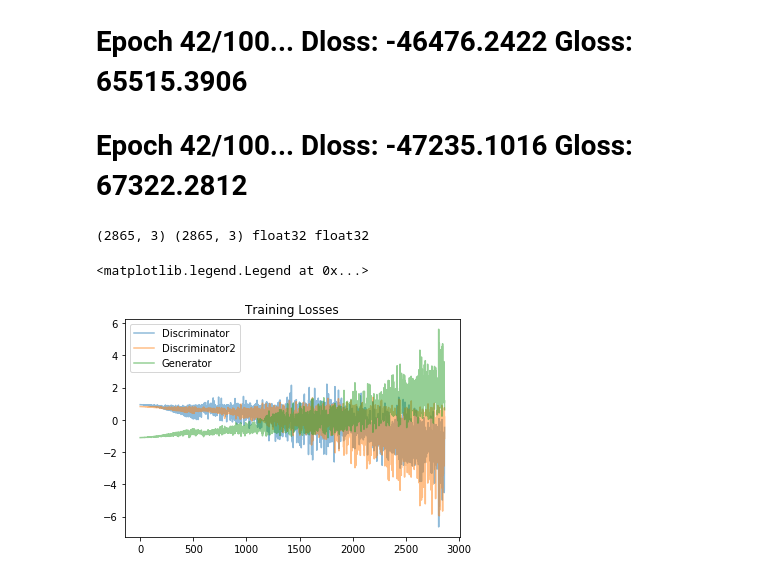
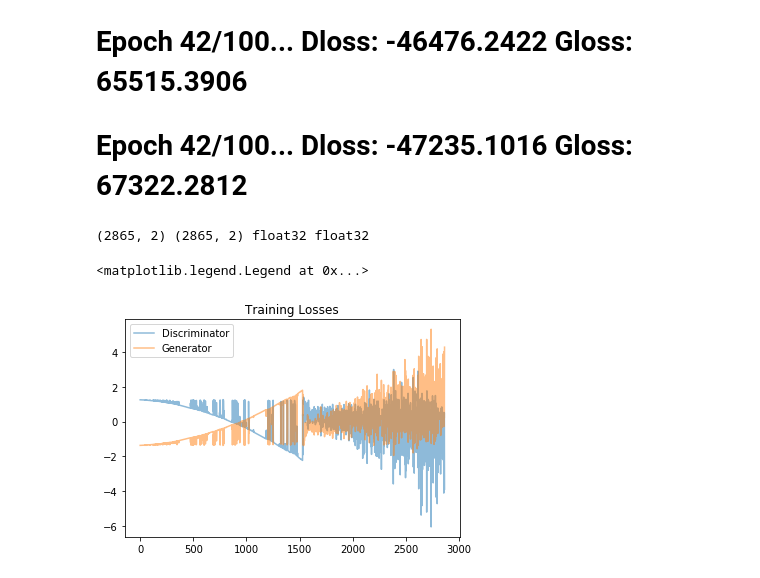
Before and after one commit to arasdar/GAN, a Jupyter notebook: AutoRQWGAN-Copy1.ipynb, the cells around one changed output. Cells and saved outputs as stored; diff of their text form; code cells hidden in the pictures.

```diff
--- a/AutoRQWGAN-Copy1.ipynb
+++ b/AutoRQWGAN-Copy1.ipynb
@@ -336,4 +336,4 @@ net = GAN(real_size=real_size, learning_rate=learning_rate, alpha=alpha, beta1=b
 
 dataset = Dataset(trainset, testset)
 # %%
-losses, samples = train(net=net, dataset=dataset, epochs=epochs, batch_size=batch_size, figsize=(10,5))
+# losses, samples = train(net=net, dataset=dataset, epochs=epochs, batch_size=batch_size, figsize=(10,5))
@@ -367,14 +374,13 @@ Epoch 1/100... Dloss: -56.0625 Gloss: 65.1431
 # %%
 fig, ax = plt.subplots()
 losses_ = np.array(losses)
 losses_norm = (losses_ - losses_.mean(axis=0))/losses_.std(axis=0)
 print(losses_.shape, losses_norm.shape, losses_norm.dtype, losses_norm.dtype)
 plt.plot(losses_norm.T[0], label='Discriminator', alpha=0.5)
-plt.plot(losses_norm.T[1], label='Discriminator2', alpha=0.5)
-plt.plot(losses_norm.T[2], label='Generator', alpha=0.5)
+plt.plot(losses_norm.T[1], label='Generator', alpha=0.5)
 plt.title("Training Losses")
 plt.legend()
 # %% [output]
-(2865, 3) (2865, 3) float32 float32
+(2865, 2) (2865, 2) float32 float32
 <matplotlib.legend.Legend at 0x...>
-[figure, old version]
+[figure, new version]
```
Also changed, not shown: parts of 10 cells of this notebook.
